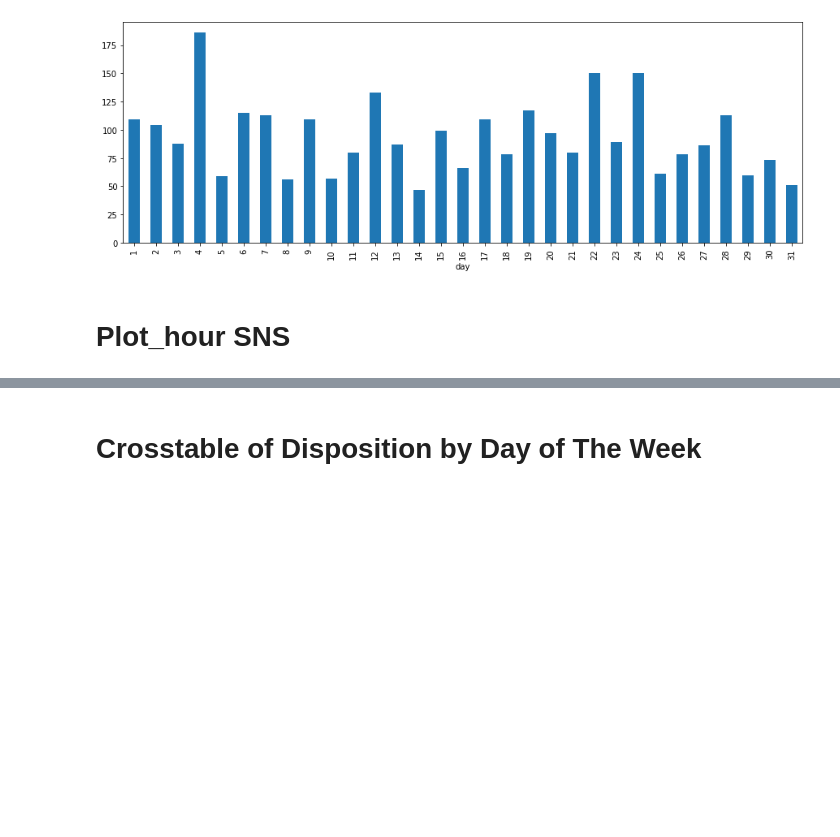
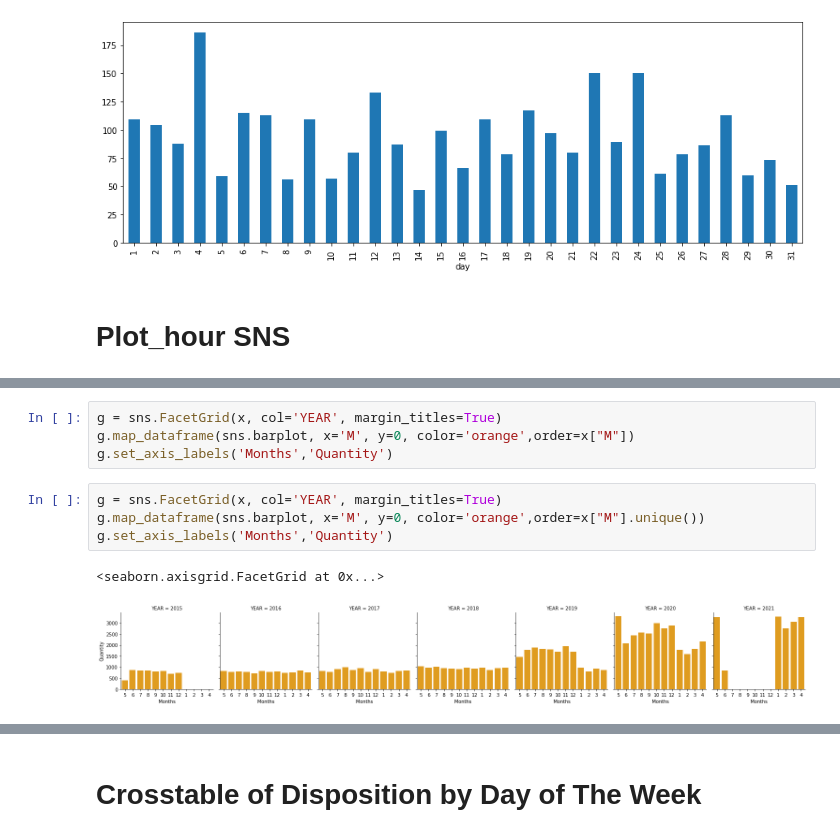
Before and after one commit to msenosain/spd-use-of-force_DS4A, a Jupyter notebook: notebooks/10_EDA_crisis.ipynb, the cells around one changed output, grey strips where cells are left out. Drawn from its saved outputs; the diff is of its cells as text; blank space fills up the shorter version.

```diff
--- a/notebooks/10_EDA_crisis.ipynb
+++ b/notebooks/10_EDA_crisis.ipynb
@@ -426,0 +433,11 @@ plot.map_dataframe(sns.barplot, x= 'M', y= 0)
+# %%
+g = sns.FacetGrid(x, col='YEAR', margin_titles=True)
+g.map_dataframe(sns.barplot, x='M', y=0, color='orange',order=x["M"])
+g.set_axis_labels('Months','Quantity')
+# %%
+g = sns.FacetGrid(x, col='YEAR', margin_titles=True)
+g.map_dataframe(sns.barplot, x='M', y=0, color='orange',order=x["M"].unique())
+g.set_axis_labels('Months','Quantity')
+# %% [output]
+<seaborn.axisgrid.FacetGrid at 0x...>
+[figure, added]
```
Also changed, not shown: parts of 22 cells of this notebook.
